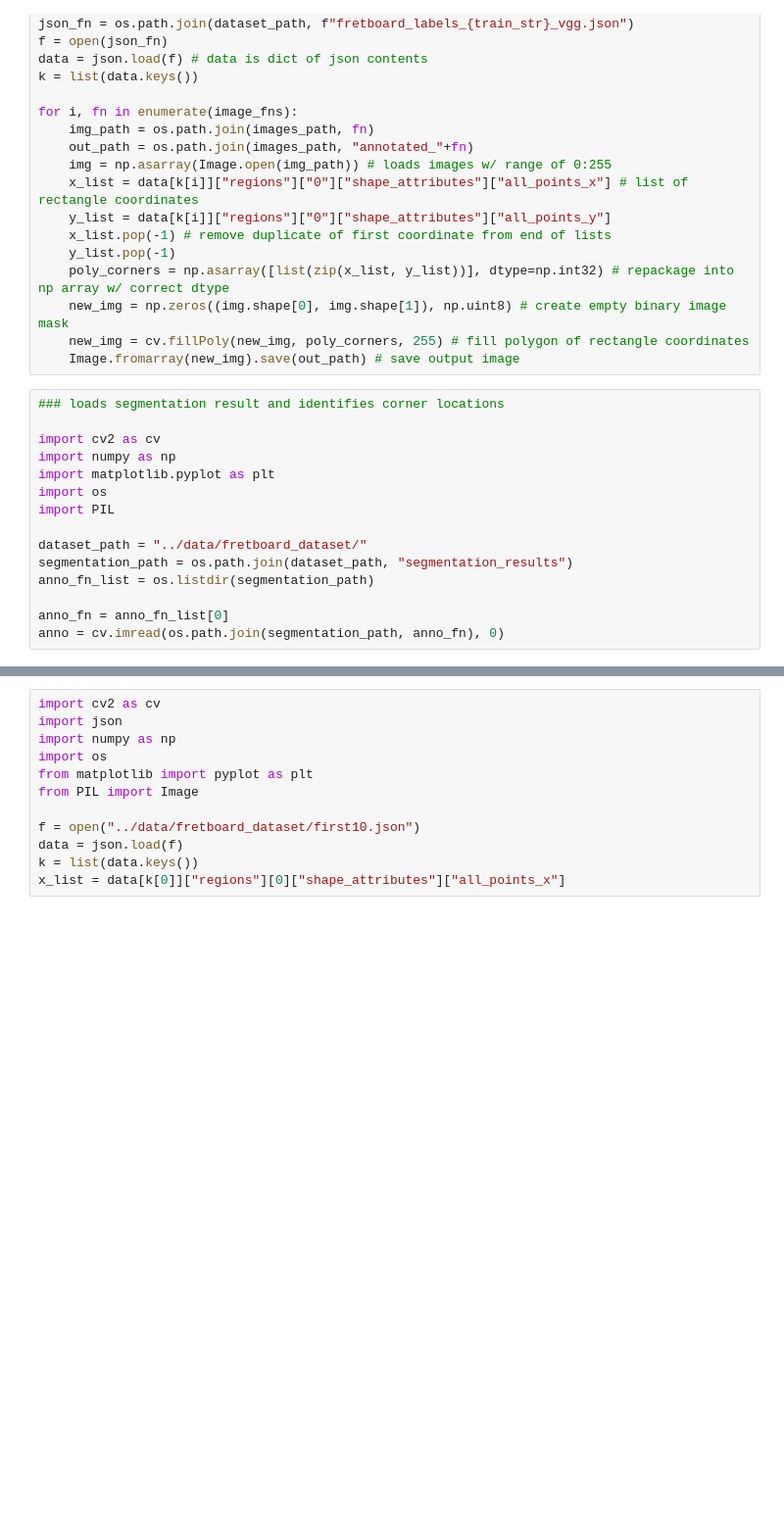
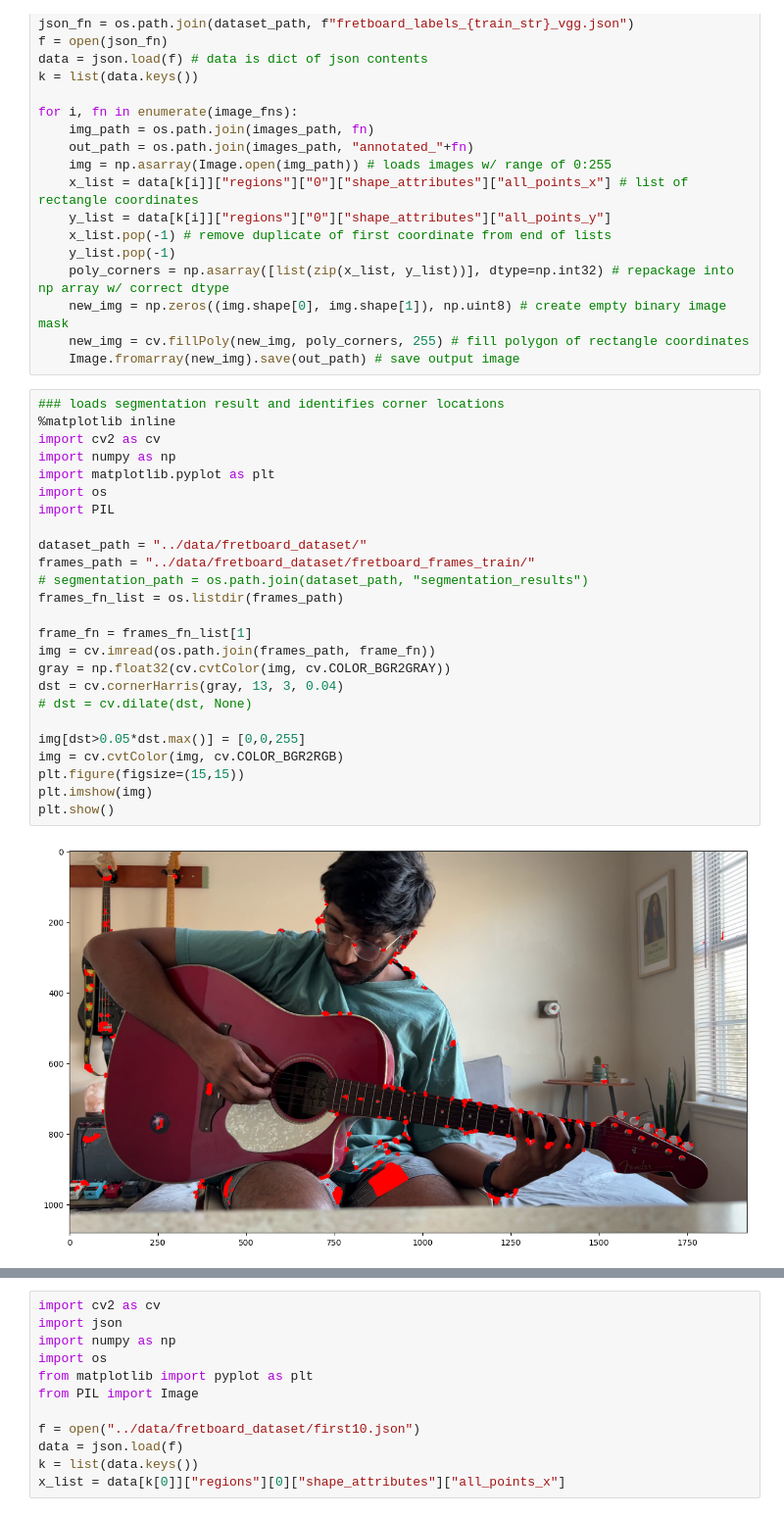
Before and after one commit to oragamiman01/tabs_generator, a Jupyter notebook: fretboard_annotation_generations.ipynb, the cells around one changed output, grey strips where cells are left out. Shown at 98% size. Cells and saved outputs as stored; diff of their text form; blank space fills up the shorter version.

Commit message:
looking at corner detection results

```diff
--- a/fretboard_annotation_generations.ipynb
+++ b/fretboard_annotation_generations.ipynb
@@ -32,16 +32,28 @@ for i, fn in enumerate(image_fns):
     Image.fromarray(new_img).save(out_path) # save output image
 # %%
 ### loads segmentation result and identifies corner locations
-
+%matplotlib inline
 import cv2 as cv
 import numpy as np
 import matplotlib.pyplot as plt
 import os
 import PIL
 
 dataset_path = "../data/fretboard_dataset/"
-segmentation_path = os.path.join(dataset_path, "segmentation_results")
-anno_fn_list = os.listdir(segmentation_path)
+frames_path = "../data/fretboard_dataset/fretboard_frames_train/"
+# segmentation_path = os.path.join(dataset_path, "segmentation_results")
+frames_fn_list = os.listdir(frames_path)
 
-anno_fn = anno_fn_list[0]
-anno = cv.imread(os.path.join(segmentation_path, anno_fn), 0)
+frame_fn = frames_fn_list[1]
+img = cv.imread(os.path.join(frames_path, frame_fn))
+gray = np.float32(cv.cvtColor(img, cv.COLOR_BGR2GRAY))
+dst = cv.cornerHarris(gray, 13, 3, 0.04)
+# dst = cv.dilate(dst, None)
+
+img[dst>0.05*dst.max()] = [0,0,255]
+img = cv.cvtColor(img, cv.COLOR_BGR2RGB)
+plt.figure(figsize=(15,15))
+plt.imshow(img)
+plt.show()
+# %% [output]
+[figure, added]
```
Also changed, not shown: parts of 1 cell of this notebook.
